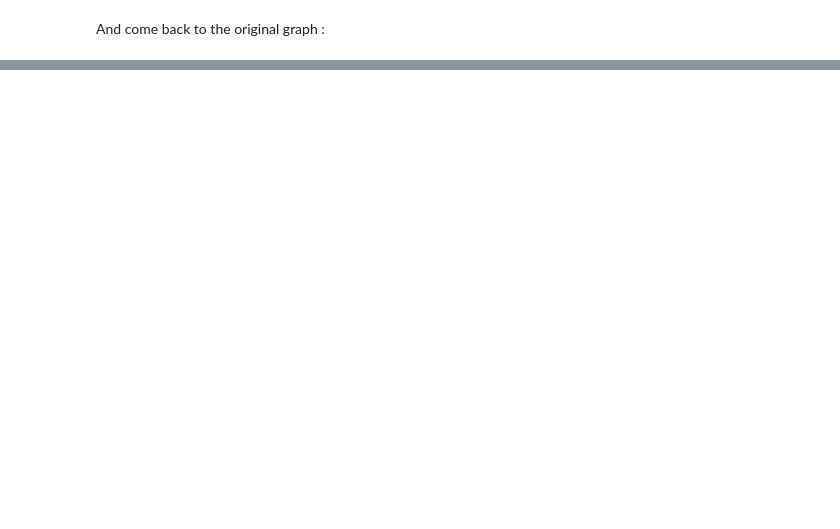
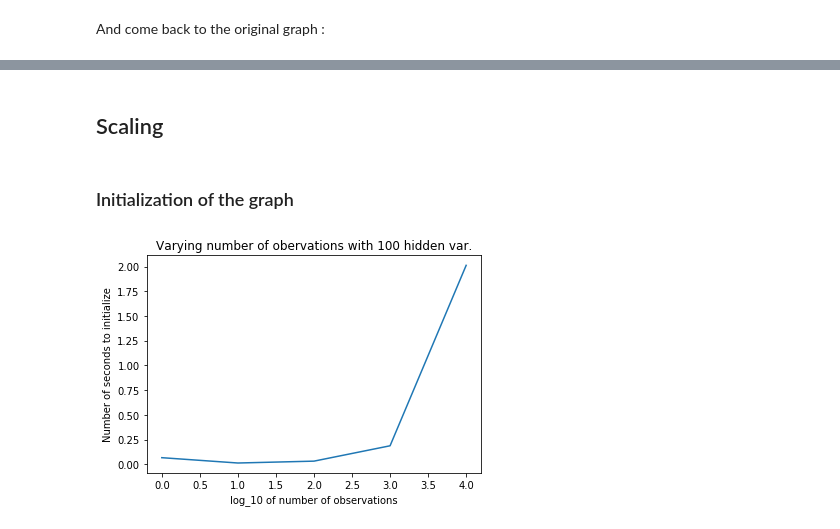
Before and after one commit to Bertinus/causal_cell_embedding, a Jupyter notebook: Notebooks/datagenerator_presentation.ipynb, the cells around one changed output, grey strips where cells are left out. Saved outputs shown, nothing was run; the diff lists cells and outputs as text; code cells hidden in the pictures; blank space fills up the shorter version.

```diff
--- a/Notebooks/datagenerator_presentation.ipynb
+++ b/Notebooks/datagenerator_presentation.ipynb
@@ -144,0 +148,20 @@ G.draw(show_values=True)
+# %% [markdown]
+## Scaling
+# %% [markdown]
+### Initialization of the graph
+# %%
+list_of_times = []
+
+for n_obs in range(5):
+    start = time.time()
+    G = StructuredGraph(n_hidden=100, n_observations=10**n_obs)
+    end = time.time()
+    list_of_times.append(end - start)
+
+plt.plot(list_of_times)
+plt.xlabel("log_10 of number of observations")
+plt.ylabel("Number of seconds to initialize")
+plt.title("Varying number of obervations with 100 hidden var.")
+plt.show()
+# %% [output]
+[figure, added]
```
Also changed, not shown: parts of 18 cells of this notebook, 2 other files.
